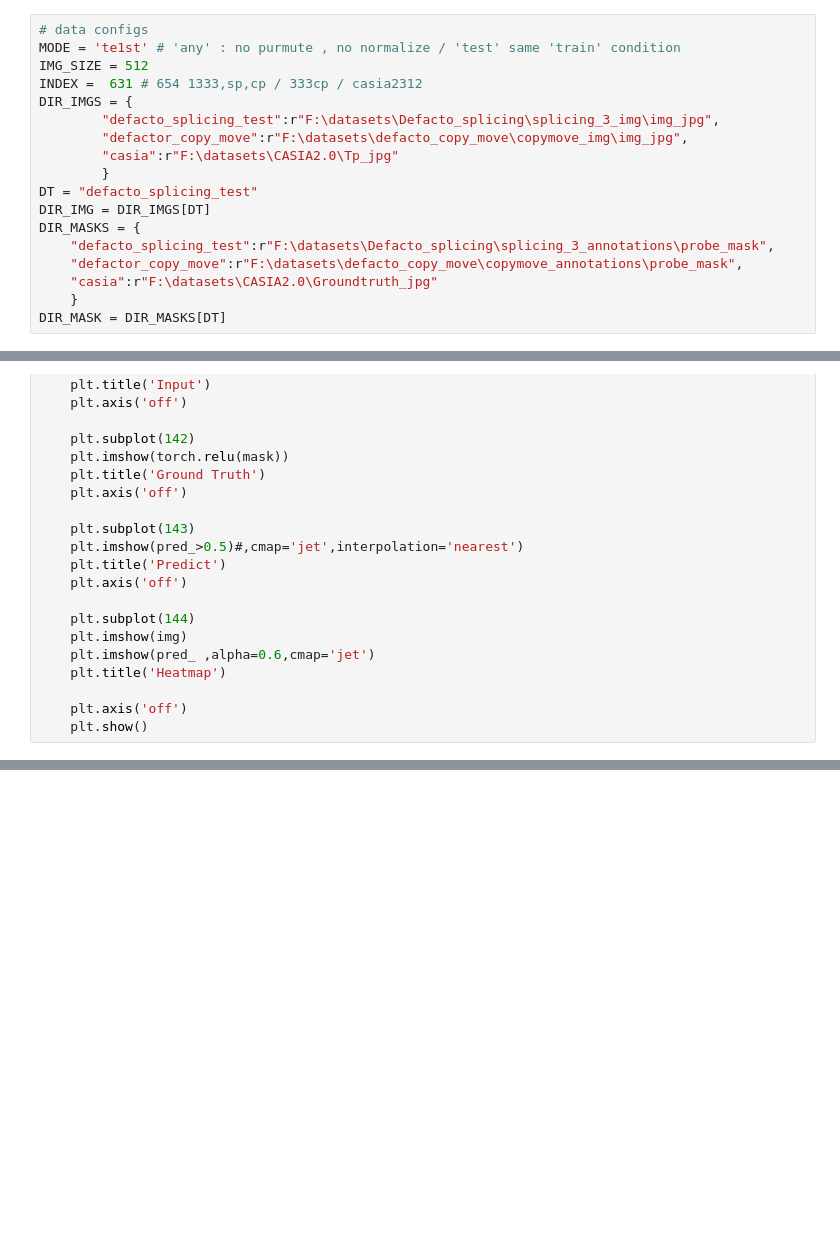
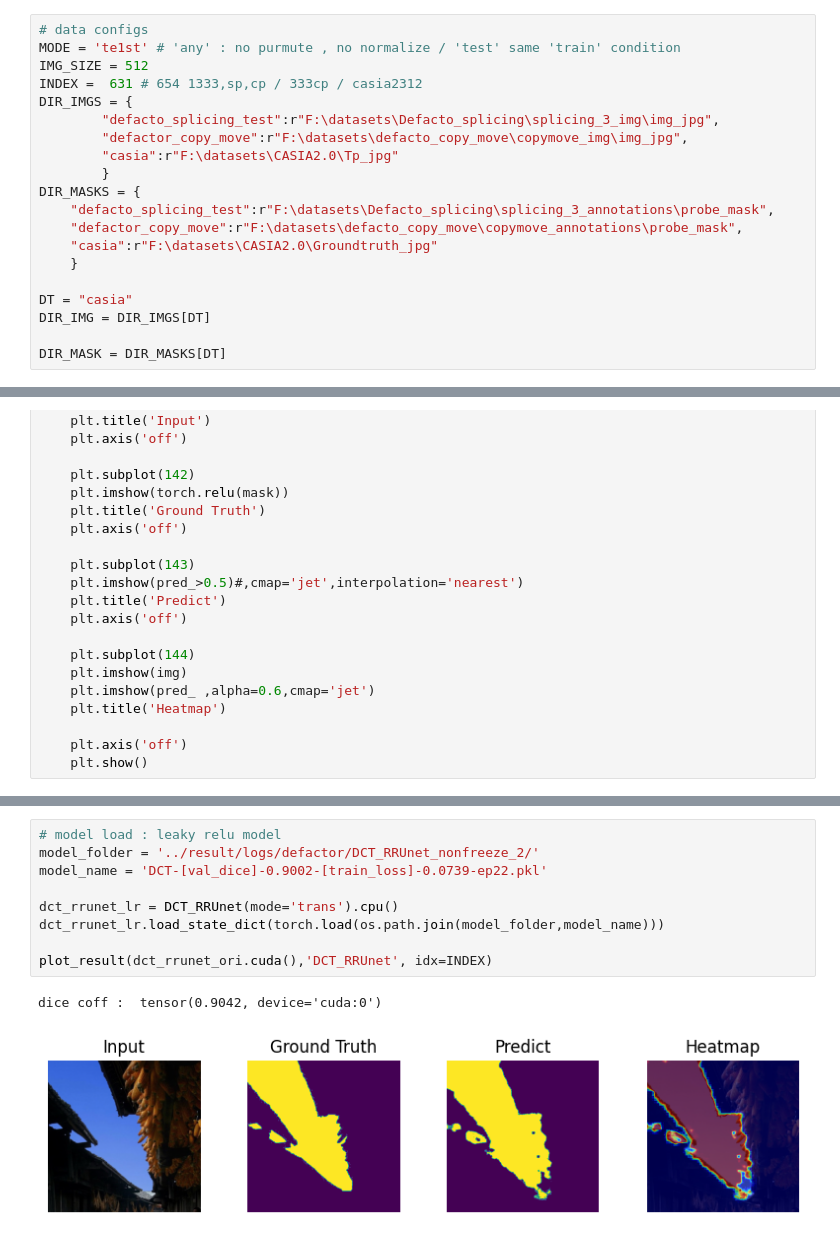
Before and after one commit to ictseoyoungmin/lab_ringed_residual, a Jupyter notebook: tutorial/1_predict.ipynb, the cells around one changed output, grey strips where cells are left out. Drawn from its saved outputs; the diff is of its cells as text; blank space fills up the shorter version.

```diff
--- a/tutorial/1_predict.ipynb
+++ b/tutorial/1_predict.ipynb
@@ -27,11 +27,13 @@ DIR_IMGS = {
         "defactor_copy_move":r"F:\datasets\defacto_copy_move\copymove_img\img_jpg",
         "casia":r"F:\datasets\CASIA2.0\Tp_jpg"
         }
-DT = "defacto_splicing_test"
-DIR_IMG = DIR_IMGS[DT]
 DIR_MASKS = {
     "defacto_splicing_test":r"F:\datasets\Defacto_splicing\splicing_3_annotations\probe_mask",
     "defactor_copy_move":r"F:\datasets\defacto_copy_move\copymove_annotations\probe_mask",
     "casia":r"F:\datasets\CASIA2.0\Groundtruth_jpg"
     }
+
+DT = "casia"
+DIR_IMG = DIR_IMGS[DT]
+
 DIR_MASK = DIR_MASKS[DT]
@@ -136,0 +140,12 @@ plot_result(dct_rrunet_ori.cuda(),'DCT_RRUnet', idx=INDEX)
+# %%
+# model load : leaky relu model
+model_folder = '../result/logs/defactor/DCT_RRUnet_nonfreeze_2/'
+model_name = 'DCT-[val_dice]-0.9002-[train_loss]-0.0739-ep22.pkl'
+
+dct_rrunet_lr = DCT_RRUnet(mode='trans').cpu()
+dct_rrunet_lr.load_state_dict(torch.load(os.path.join(model_folder,model_name)))
+
+plot_result(dct_rrunet_ori.cuda(),'DCT_RRUnet', idx=INDEX)
+# %% [output]
+dice coff :  tensor(0.9042, device='cuda:0')
+[figure, added]
```
Also changed, not shown: parts of 4 cells of this notebook, 1 other file.
